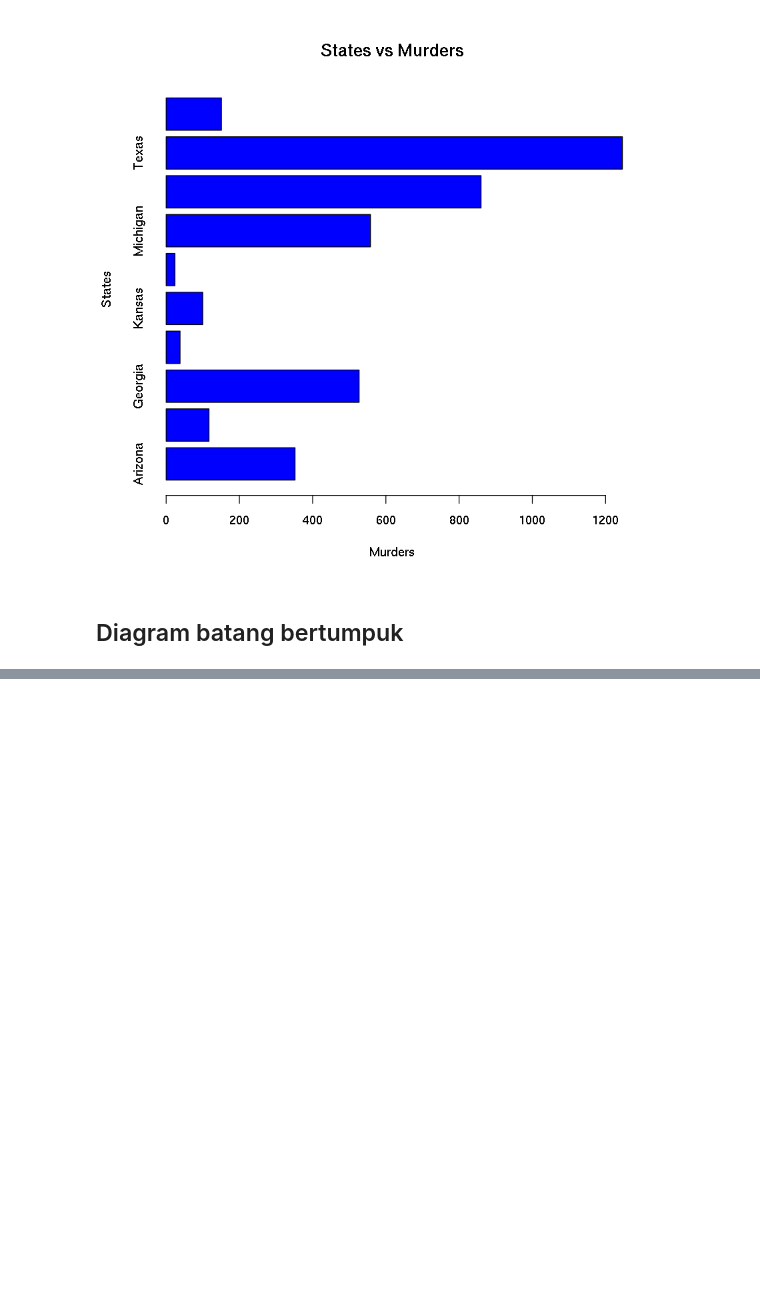
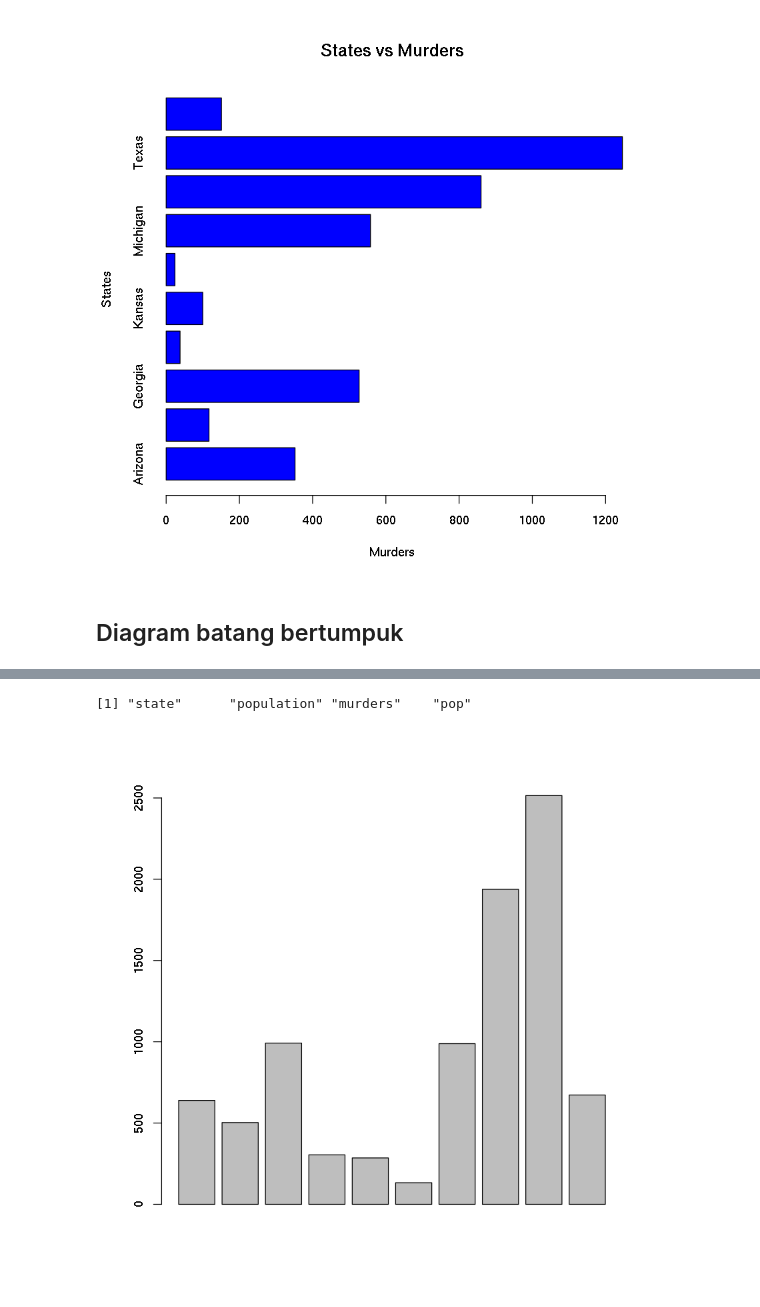
Before and after one commit to sandyherho/tutorEksploR, a Jupyter notebook: notebooks/10VisualisasiData.ipynb, the cells around one changed output, grey strips where cells are left out. Drawn from its saved outputs; the diff is of its cells as text; code cells hidden in the pictures; blank space fills up the shorter version.

```diff
--- a/notebooks/10VisualisasiData.ipynb
+++ b/notebooks/10VisualisasiData.ipynb
@@ -107,0 +122,11 @@ barplot(seldf$murders, horiz=T,
+# %%
+dfs <- mutate(df,pop = population / 10000)
+# %%
+names(dfs)
+# %% [output]
+[1] "state"      "population" "murders"    "pop"
+# %%
+dfs <- dfs[c(1,3,4)]
+barplot(dfs$pop)
+# %% [output]
+[figure, added]
```
Also changed, not shown: parts of 21 cells of this notebook, 18 other files.
